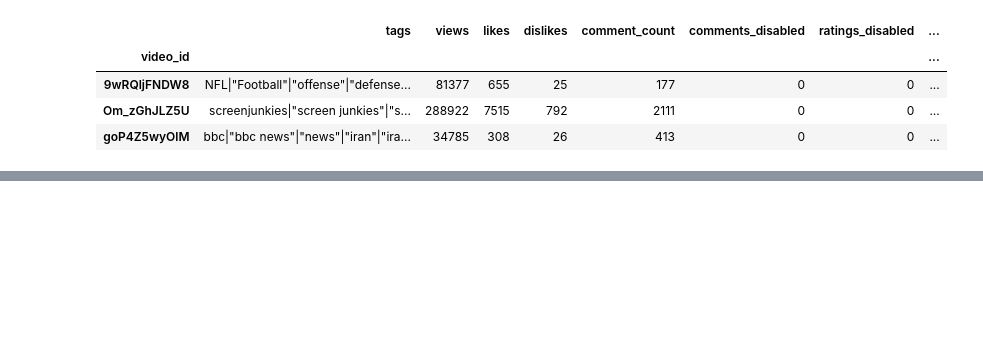
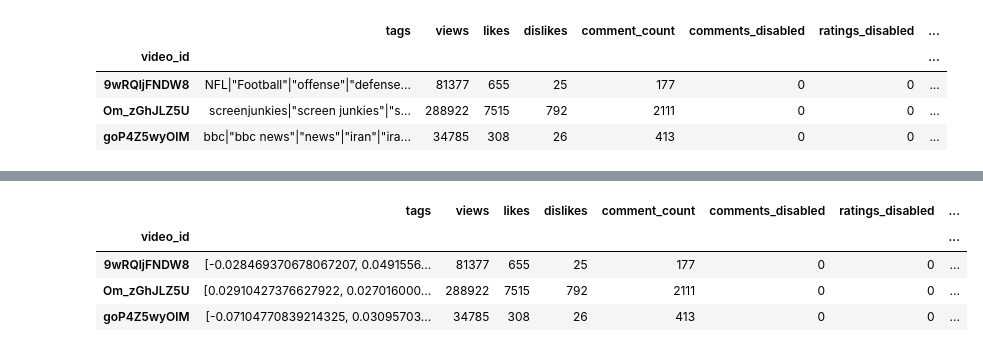
Before and after one commit to AxolotlOfConflagration/yt_trending_videos, a Jupyter notebook: checkpoint3.ipynb, the cells around one changed output, grey strips where cells are left out. Cells and saved outputs as stored; diff of their text form; code cells hidden in the pictures; blank space fills up the shorter version.

```diff
--- a/checkpoint3.ipynb
+++ b/checkpoint3.ipynb
@@ -112,0 +125,35 @@ text_to_process = ['image_text', 'tags', 'objects']
+# %%
+df_temp = deepcopy(df[text_to_process])
+
+def word_averaging(wv, sequence):
+    mean = []
+    try:
+        for word in sequence:
+            if word in wv.key_to_index:
+                mean.append(wv.get_vector(word))
+    except:
+        return np.zeros(300,)
+    if not mean: return np.zeros(300,)
+    return gensim.matutils.unitvec(np.array(mean).mean(axis=0)).astype(np.float32)
+
+def word_averaging_list(wv, sequences):
+    return np.vstack([word_averaging(wv, w) for w in sequences])
+
+def embedding_model(text, name):
+    # Word averaging
+    wa = word_averaging_list(wv, text)
+    # Replace cols
+    df_temp[name] = list(wa)
+
+for col in text_to_process:
+    embedding_model(df_temp[col].values, col)
+
+df[text_to_process] = df_temp
+
+df.head(3)
+# %% [output]
+|  | tags | views | likes | dislikes | comment_count | comments_disabled | ratings_disabled | ... |
+| video_id |  |  |  |  |  |  |  | ... |
+| 9wRQljFNDW8 | [-0.028469370678067207, 0.0491556... | 81377 | 655 | 25 | 177 | 0 | 0 | ... |
+| Om_zGhJLZ5U | [0.02910427376627922, 0.027016000... | 288922 | 7515 | 792 | 2111 | 0 | 0 | ... |
+| goP4Z5wyOlM | [-0.07104770839214325, 0.03095703... | 34785 | 308 | 26 | 413 | 0 | 0 | ... |
```
Also changed, not shown: parts of 14 cells of this notebook.
